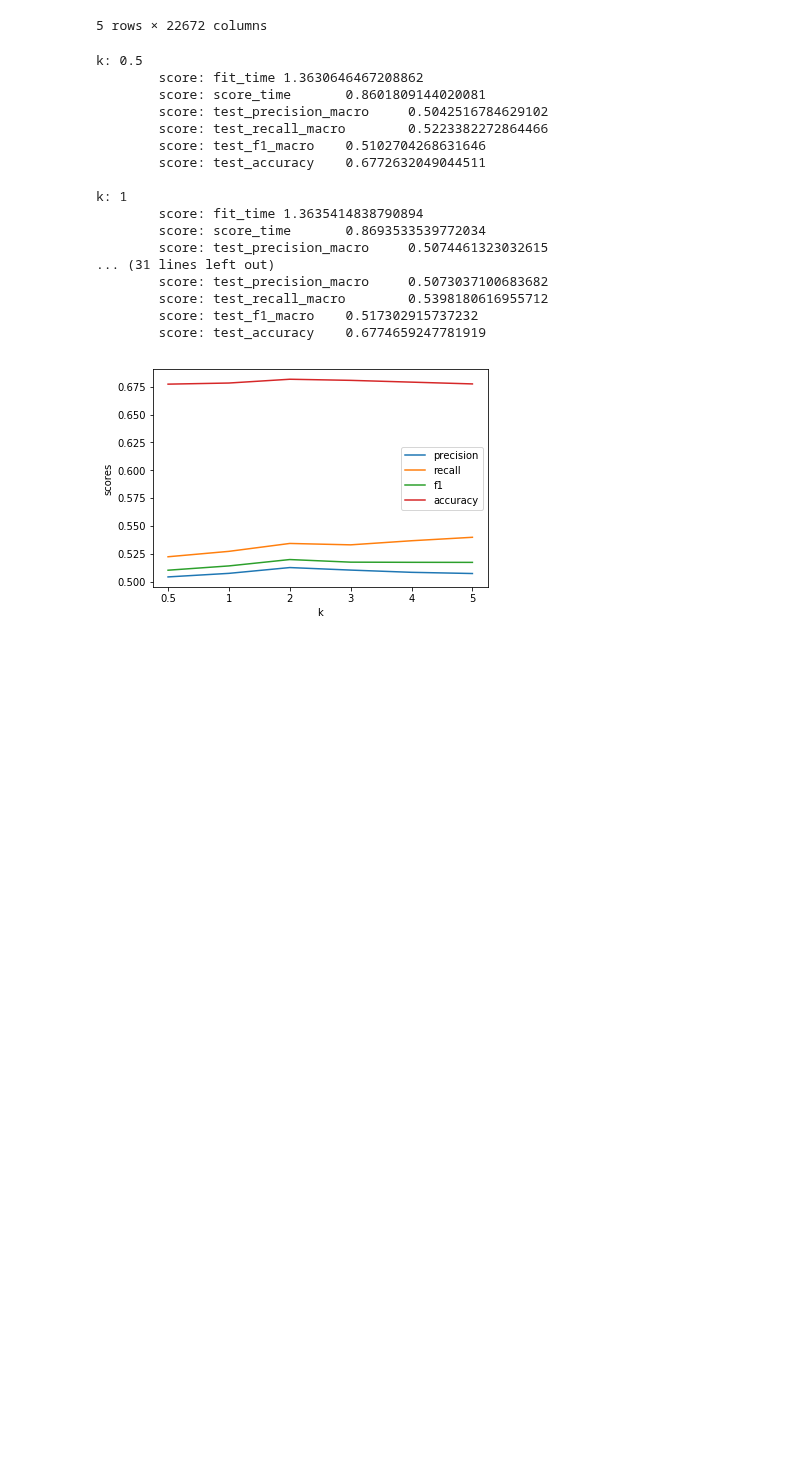
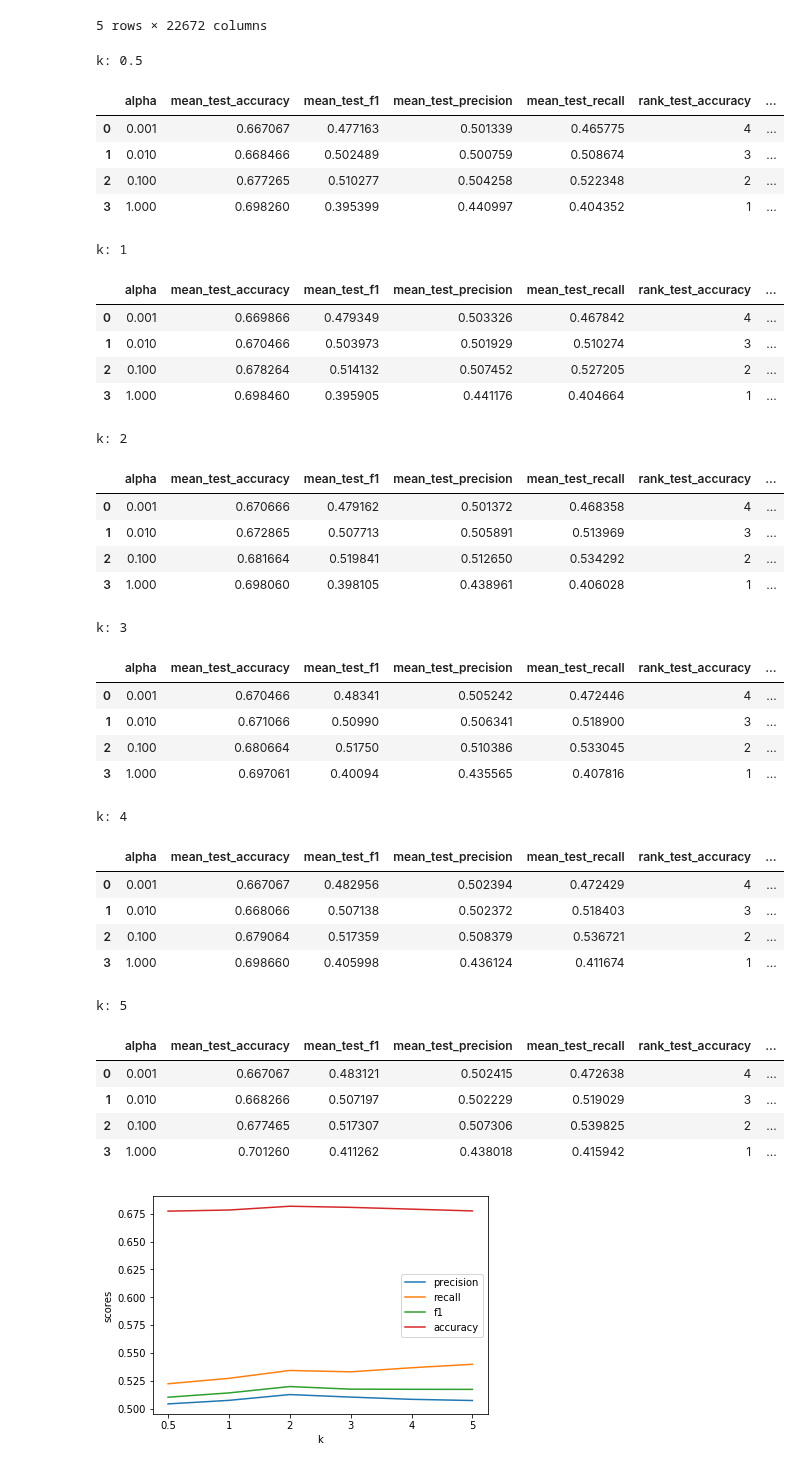
Before and after one commit to sudodoki/prj-nlp, a Jupyter notebook: students/oleg_m/bow_rozetka/bow_modeling.ipynb, the cells around one changed output. Cells and saved outputs as stored; diff of their text form; code cells hidden in the pictures; blank space fills up the shorter version.

```diff
--- a/students/oleg_m/bow_rozetka/bow_modeling.ipynb
+++ b/students/oleg_m/bow_rozetka/bow_modeling.ipynb
@@ -394,38 +389,63 @@ X.head()
 | 220 | 0 | 0 | 0 | 0 | 0 | 0 | 0 | 0 | 0 | 0 | ... | ... |
 5 rows × 22672 columns
 # %%
+from IPython.display import display, HTML
 senti_k = (0.5, 1, 2, 3, 4, 5)
+parameters = {'alpha': [0.001, 0.01, 0.1, 1.0]}
 curves_dict = {}
+results = []
 
 for k in senti_k:
     print('k:', k)
     X[['pos', 'neg']] = X[['pos', 'neg']] * k
-    model_temp = MultinomialNB(alpha=0.1)
-    model_temp.fit(X, y_train_senti)
-    scores = cross_validate(model_temp, X, y_train, cv=4, scoring=scoring, return_train_score=False)
-    for score, values in scores.items():
-        curves_dict.setdefault(score, []).append(values.mean())
-        print('\tscore: {}\t{}'.format(score, values.mean()))
-    print()
+    clf_temp_s = GridSearchCV(MultinomialNB(), parameters, cv=4, return_train_score=False, n_jobs=4,
+                              scoring=scoring, refit=False)
+    clf_temp_s.fit(X, y_train)
+    clf_temp_data = {re.sub('_macro','',k):v for k, v in clf_temp_s.cv_results_.items() if k.startswith('mean_test') or k.startswith('rank_')}
+    clf_temp_data['alpha'] = [0.001, 0.01, 0.1, 1.0]
+    for score, values in clf_temp_data.items():
+        if score.startswith('mean_test'):
+            curves_dict.setdefault(score, []).append(values[2])
+    display(pd.DataFrame(clf_temp_data))
+#     ['alpha','mean_test_accuracy','mean_test_f1','mean_test_precision','mean_test_recall'])
     X[['pos', 'neg']] = X[['pos', 'neg']] / k
 # %% [output]
 k: 0.5
-        score: fit_time 1.3630646467208862
-        score: score_time       0.8601809144020081
-        score: test_precision_macro     0.5042516784629102
-        score: test_recall_macro        0.5223382272864466
-        score: test_f1_macro    0.5102704268631646
-        score: test_accuracy    0.6772632049044511
-
-k: 1
-        score: fit_time 1.3635414838790894
-        score: score_time       0.8693533539772034
-        score: test_precision_macro     0.5074461323032615
-... (31 lines left out)
-        score: test_precision_macro     0.5073037100683682
-        score: test_recall_macro        0.5398180616955712
-        score: test_f1_macro    0.517302915737232
-        score: test_accuracy    0.6774659247781919
+|  | alpha | mean_test_accuracy | mean_test_f1 | mean_test_precision | mean_test_recall | rank_test_accuracy | ... |
+| 0 | 0.001 | 0.667067 | 0.477163 | 0.501339 | 0.465775 | 4 | ... |
+| 1 | 0.010 | 0.668466 | 0.502489 | 0.500759 | 0.508674 | 3 | ... |
+| 2 | 0.100 | 0.677265 | 0.510277 | 0.504258 | 0.522348 | 2 | ... |
+| 3 | 1.000 | 0.698260 | 0.395399 | 0.440997 | 0.404352 | 1 | ... |
+k: 1
+|  | alpha | mean_test_accuracy | mean_test_f1 | mean_test_precision | mean_test_recall | rank_test_accuracy | ... |
+| 0 | 0.001 | 0.669866 | 0.479349 | 0.503326 | 0.467842 | 4 | ... |
+| 1 | 0.010 | 0.670466 | 0.503973 | 0.501929 | 0.510274 | 3 | ... |
+| 2 | 0.100 | 0.678264 | 0.514132 | 0.507452 | 0.527205 | 2 | ... |
+| 3 | 1.000 | 0.698460 | 0.395905 | 0.441176 | 0.404664 | 1 | ... |
+k: 2
+|  | alpha | mean_test_accuracy | mean_test_f1 | mean_test_precision | mean_test_recall | rank_test_accuracy | ... |
+| 0 | 0.001 | 0.670666 | 0.479162 | 0.501372 | 0.468358 | 4 | ... |
+| 1 | 0.010 | 0.672865 | 0.507713 | 0.505891 | 0.513969 | 3 | ... |
+| 2 | 0.100 | 0.681664 | 0.519841 | 0.512650 | 0.534292 | 2 | ... |
+| 3 | 1.000 | 0.698060 | 0.398105 | 0.438961 | 0.406028 | 1 | ... |
+k: 3
+|  | alpha | mean_test_accuracy | mean_test_f1 | mean_test_precision | mean_test_recall | rank_test_accuracy | ... |
+| 0 | 0.001 | 0.670466 | 0.48341 | 0.505242 | 0.472446 | 4 | ... |
+| 1 | 0.010 | 0.671066 | 0.50990 | 0.506341 | 0.518900 | 3 | ... |
+| 2 | 0.100 | 0.680664 | 0.51750 | 0.510386 | 0.533045 | 2 | ... |
+| 3 | 1.000 | 0.697061 | 0.40094 | 0.435565 | 0.407816 | 1 | ... |
+k: 4
+|  | alpha | mean_test_accuracy | mean_test_f1 | mean_test_precision | mean_test_recall | rank_test_accuracy | ... |
+| 0 | 0.001 | 0.667067 | 0.482956 | 0.502394 | 0.472429 | 4 | ... |
+| 1 | 0.010 | 0.668066 | 0.507138 | 0.502372 | 0.518403 | 3 | ... |
+| 2 | 0.100 | 0.679064 | 0.517359 | 0.508379 | 0.536721 | 2 | ... |
+| 3 | 1.000 | 0.698660 | 0.405998 | 0.436124 | 0.411674 | 1 | ... |
+k: 5
+|  | alpha | mean_test_accuracy | mean_test_f1 | mean_test_precision | mean_test_recall | rank_test_accuracy | ... |
+| 0 | 0.001 | 0.667067 | 0.483121 | 0.502415 | 0.472638 | 4 | ... |
+| 1 | 0.010 | 0.668266 | 0.507197 | 0.502229 | 0.519029 | 3 | ... |
+| 2 | 0.100 | 0.677465 | 0.517307 | 0.507306 | 0.539825 | 2 | ... |
+| 3 | 1.000 | 0.701260 | 0.411262 | 0.438018 | 0.415942 | 1 | ... |
 # %%
 x = [str(x) for x in senti_k]
 for name, values in curves_dict.items():
```
Also changed, not shown: parts of 45 cells of this notebook.
